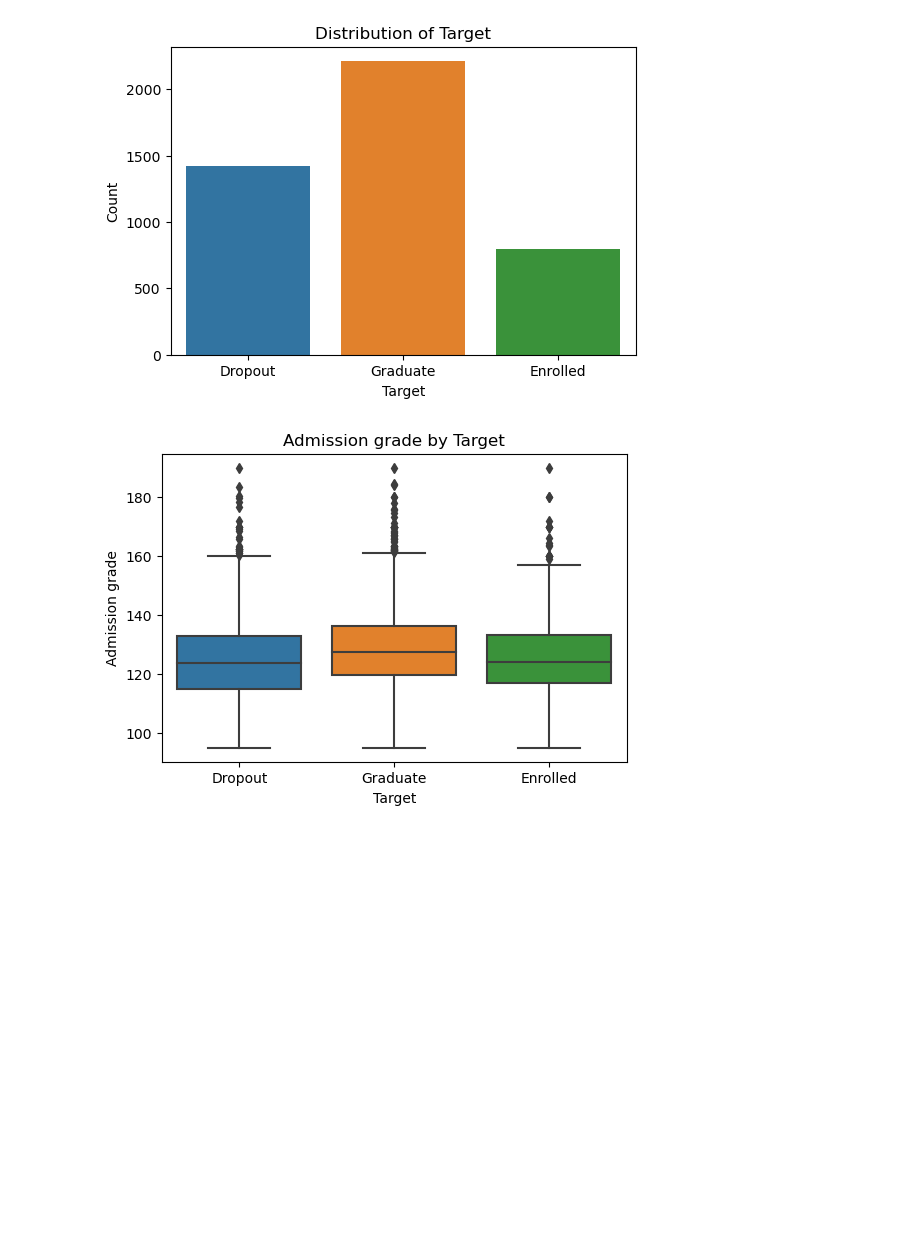
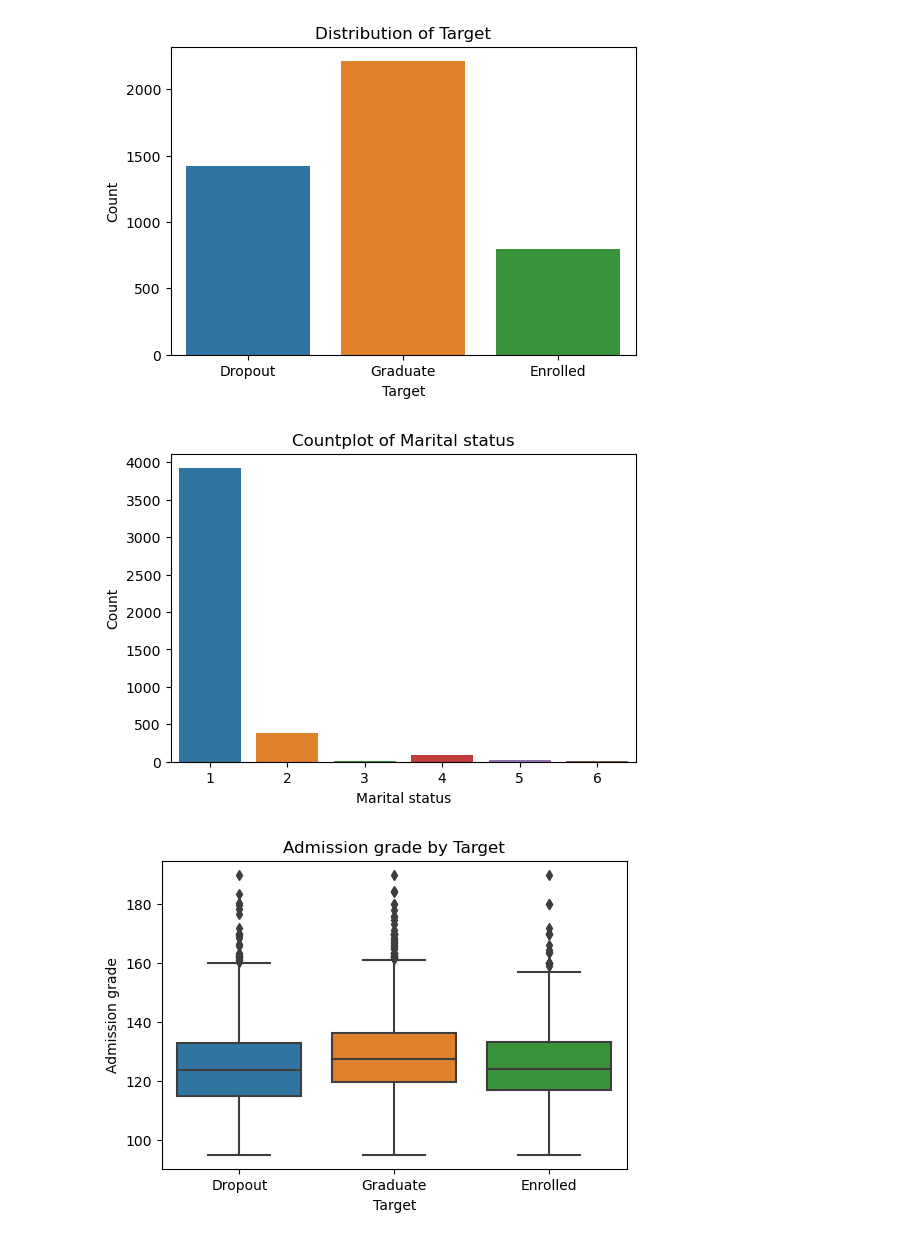
Before and after one commit to Keipatr/student-prediction-analysis, a Jupyter notebook: ALP_DATMIN_Kamis.ipynb, the cells around one changed output. Drawn from its saved outputs; the diff is of its cells as text; code cells hidden in the pictures; blank space fills up the shorter version.

```diff
--- a/ALP_DATMIN_Kamis.ipynb
+++ b/ALP_DATMIN_Kamis.ipynb
@@ -174,6 +174,15 @@ plt.ylabel('Count')
 plt.show()
 # %% [output]
 [figure]
+# %%
+plt.figure(figsize=(6, 4))
+sns.countplot(x="Marital status", data=df)
+plt.title(f'Countplot of Marital status')
+plt.xlabel("Marital status")
+plt.ylabel('Count')
+plt.show()
+# %% [output]
+[figure, added]
 # %%
 plt.figure(figsize=(6, 4))
 sns.boxplot(x='Target', y='Admission grade', data=df)
```
Also changed, not shown: parts of 4 cells of this notebook.
